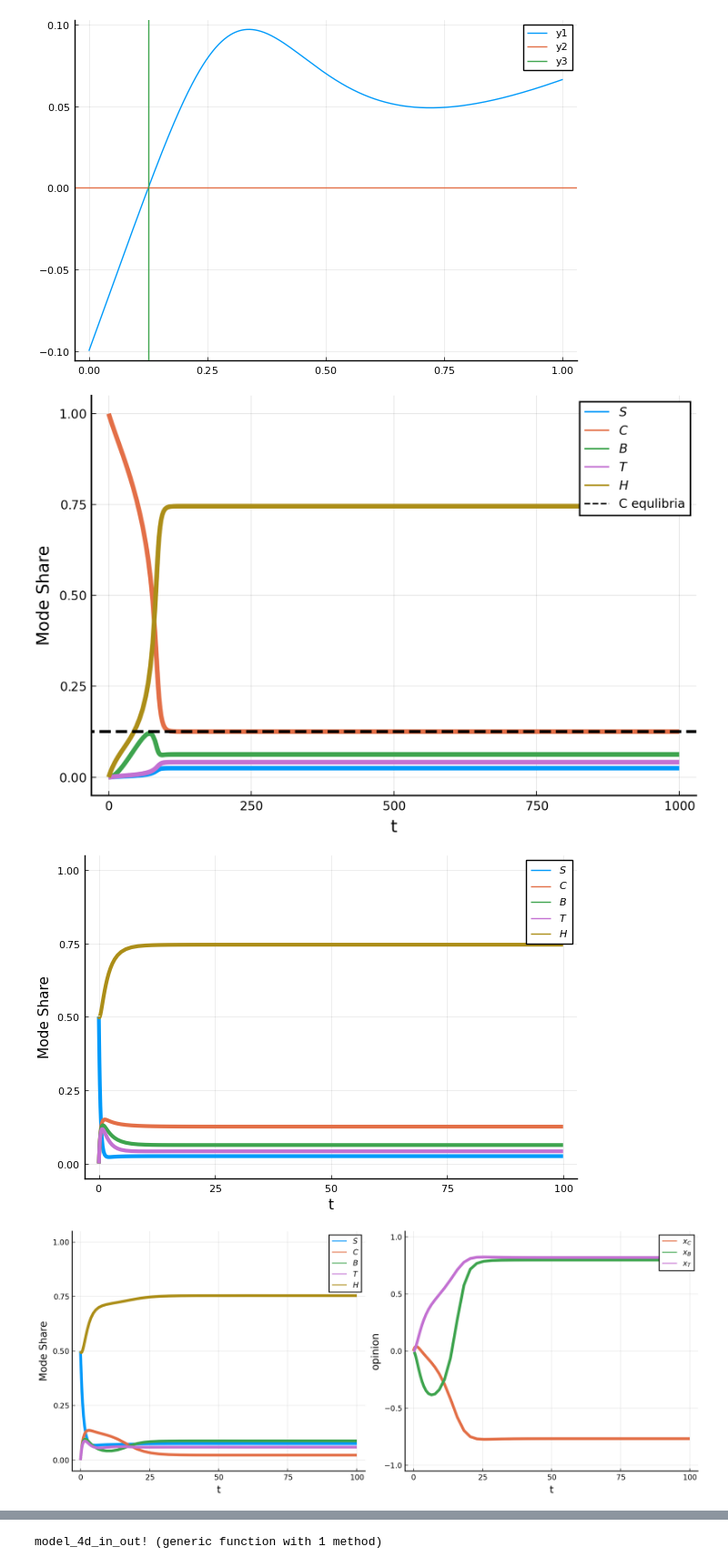
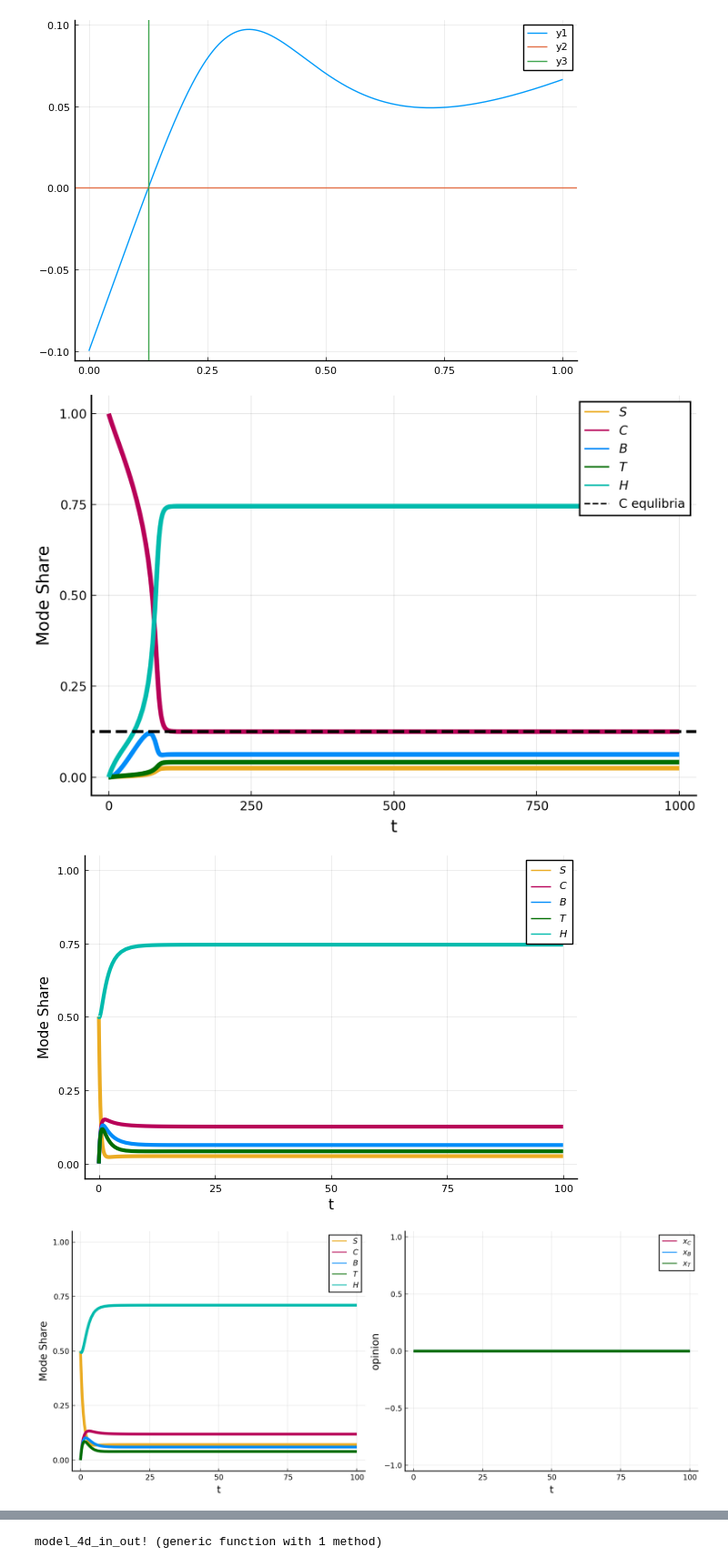
Before and after one commit to valentine-alia/MAE-6870, a Jupyter notebook: set_up_integration.ipynb, the cells around one changed output, grey strips where cells are left out. Shown at 91% size. Cells and saved outputs as stored; diff of their text form; code cells hidden in the pictures.

```diff
--- a/set_up_integration.ipynb
+++ b/set_up_integration.ipynb
@@ -15,5 +15,7 @@ pythonplot()
 # %% [output]
 Plots.PythonPlotBackend()
 # %%
-pal = palette(:default)
+xgfs_normal12 = [(235, 172, 35), (184, 0, 88), (0, 140, 249), (0, 110, 0), (0, 187, 173), (209, 99, 230), (178, 69, 2), (255, 146, 135), (89, 84, 214), (0, 198, 248), (135, 133, 0), (0, 167, 108), (189, 189, 189)]
+pal = [RGB(r/255, g/255, b/255) for (r,g,b) in xgfs_normal12]
+#pal = palette
 # %% [output]
@@ -134,8 +149,6 @@ sol7d = DifferentialEquations.solve(prob_7d)
 S,C,B,T,xC,xB,xT = sol7d[1,:],sol7d[2,:],sol7d[3,:],sol7d[4,:],sol7d[5,:],sol7d[6,:],sol7d[7,:]
 H = 1 .- S .- C .- B .-T
 
-pal = palette(:default)
-
 p1 = plot(sol7d.t, vec(S), label = L"S",  lw=3, ylims=(-0.05,1.05), color = pal[1],xlabel = "t",ylabel = "Mode Share")
 plot!(p1, sol7d.t, vec(C), label = L"C",   lw=3, color = pal[2])
 plot!(p1, sol7d.t, vec(B), label = L"B",   lw=3, color = pal[3])
@@ -191,8 +204,6 @@ sol4d = DifferentialEquations.solve(prob_4d)
 S,C,B,T = sol4d[1,:],sol4d[2,:],sol4d[3,:],sol4d[4,:]
 H = 1 .- S .- C .- B .-T
 
-pal = palette(:default)
-
 p1 = plot(sol4d.t, vec(S), label = L"S",  lw=3, ylims=(-0.05,1.05), color = pal[1],xlabel = "t",ylabel = "Mode Share",dpi=300)
 plot!(p1, sol4d.t, vec(C), label = L"C",   lw=3, color = pal[2])
 plot!(p1, sol4d.t, vec(B), label = L"B",   lw=3, color = pal[3])
@@ -200,7 +211,7 @@ plot!(p1, sol4d.t, vec(T), label = L"T",   lw=3, color = pal[4])
 plot!(p1, sol4d.t, vec(H), label = L"H",   lw=3, color = pal[5])
 hline!(C_star, label = "C equlibria", linestyle = :dash,lw = 2, color = "black")
 # %% [output]
-[figure, old version]
+[figure, new version]
 # %%
 par = (alphaC=1.0,alphaB=1.0,alphaT=1.0,beta=0.6,omegaC=0.2,omegaB=0.4,
      k=0.4,n=4,u=0.8,aC=1.0,aB=1.0,aT=1.0,aBC=-0.2,aTC=-0.2,bC=-0.5,
@@ -214,46 +225,43 @@ sol4d = DifferentialEquations.solve(prob_4d)
 S4,C4,B4,T4 = sol4d[1,:],sol4d[2,:],sol4d[3,:],sol4d[4,:]
 H4 = 1 .- S4 .- C4 .- B4 .-T4
 
-pal = palette(:default)
-
 p1 = plot(sol4d.t, vec(S4), label = L"S",  lw=3, ylims=(-0.05,1.05), color = pal[1],xlabel = "t",ylabel = "Mode Share")
 plot!(p1, sol4d.t, vec(C4), label = L"C",   lw=3, color = pal[2])
 plot!(p1, sol4d.t, vec(B4), label = L"B",   lw=3, color = pal[3])
 plot!(p1, sol4d.t, vec(T4), label = L"T",   lw=3, color = pal[4])
 plot!(p1, sol4d.t, vec(H4), label = L"H",   lw=3, color = pal[5])
 # %% [output]
-[figure, old version]
+[figure, new version]
 # %%
 par = (alphaC=1.0,alphaB=1.0,alphaT=1.0,beta=0.6,omegaC=0.2,omegaB=0.4,
-     k=0.4,n=4,u=1.0,aC=1.0,aB=1.0,aT=1.0,aBC=-0.2,aTC=-0.2,bC=-1.0,
-     aCB=-0.2,aTB=0.2,bB=-1.0,aCT=-0.2,aBT=0.2,bT=1.0,tau = 1,gamma = 0.1,b0C=0.10,b0B=0,b0T=0) # b0C = 0.1026
+     k=0.4,n=4,u=0.0,aC=1.0,aB=1.0,aT=1.0,aBC=-0.2,aTC=-0.2,bC=-1.0,
+     aCB=-0.2,aTB=0.2,bB=-1.0,aCT=-0.2,aBT=0.2,bT=1.0,tau = 1,gamma = 0.1,b0C=0.00,b0B=0,b0T=0) # b0C = 0.1026
 alphaC,alphaB,alphaT,beta,omegaC,omegaB,k,n,u,aC,aB,aT,aBC,aTC,bC,aCB,aTB,bB,aCT,aBT,bT,tau,gamma,b0C,b0B,b0T = par
+
 
 u0 = [0.0,0.0,0.0,0.0,-1.0,1.0,1.0]
 u0 = [0.5,0,0,0,0,0,0]
 #u0 = [0,0.5,0.0,0.0, -1,1,1]
 
 prob_7d = ODEProblem(model_7d_avg!,u0,tspan,par)
 sol7d = DifferentialEquations.solve(prob_7d)
 S,C,B,T,xC,xB,xT = sol7d[1,:],sol7d[2,:],sol7d[3,:],sol7d[4,:],sol7d[5,:],sol7d[6,:],sol7d[7,:]
 H = 1 .- S .- C .- B .-T
-
-pal = palette(:default)
 
 p1 = plot(sol7d.t, vec(S), label = L"S",  lw=3, ylims=(-0.05,1.05), color = pal[1],xlabel = "t",ylabel = "Mode Share")
 plot!(p1, sol7d.t, vec(C), label = L"C",   lw=3, color = pal[2])
 plot!(p1, sol7d.t, vec(B), label = L"B",   lw=3, color = pal[3])
 plot!(p1, sol7d.t, vec(T), label = L"T",   lw=3, color = pal[4])
 plot!(p1, sol7d.t, vec(H), label = L"H",   lw=3, color = pal[5])
 
 p2 = plot(sol7d.t, vec(xC), label = L"x_C", lw=3, ylims=(-1.05,1.05), color = pal[2],xlabel ="t",ylabel = "opinion")
 plot!(p2, sol7d.t, vec(xB), label = L"x_B", lw=3, color = pal[3])
 plot!(p2, sol7d.t, vec(xT), label = L"x_T", lw=3, color = pal[4])
 
 FIG = plot(p1, p2, size=(1000,400),dpi = 300,left_margin = 5mm)
 #png(FIG,"access")
 # %% [output]
-[figure, old version]
+[figure, new version]
 # %%
 println(S[end],",",B[end],",",C[end],",",T[end],",",xC[end],",",xB[end],",",xT[end])
 # %% [output]
```
Also changed, not shown: parts of 14 cells of this notebook, 16 other files.
